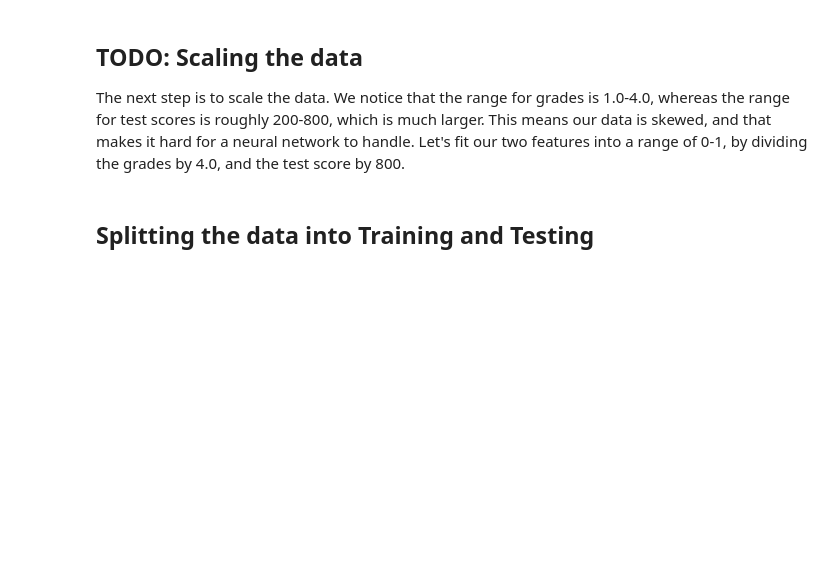
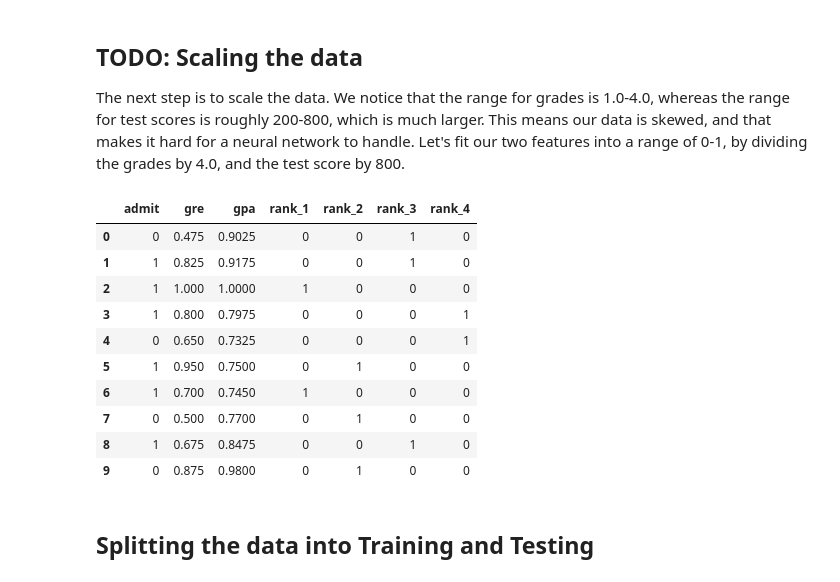
Before and after one commit to zvdv/Intro-to-Deep-Learning-with-PyTorch, a Jupyter notebook: StudentAdmissions.ipynb, the cells around one changed output. Drawn from its saved outputs; the diff is of its cells as text; code cells hidden in the pictures; blank space fills up the shorter version.

Commit message:
Up to splitting data

```diff
--- a/StudentAdmissions.ipynb
+++ b/StudentAdmissions.ipynb
@@ -92,7 +92,7 @@ Use the `get_dummies` function in Pandas in order to one-hot encode the data.
 # %%
 # TODO:  Make dummy variables for rank
 #one_hot_data = pd.get_dummies(data["rank"])
-one_hot_data = pd.concat([data, pd.get_dummies(data['rank'], prefix='rank')], axis=1)
+one_hot_data = pd.concat([data, pd.get_dummies(data['rank'], prefix='rank', dtype=int)], axis=1)
 
 # TODO: Drop the previous rank column
 one_hot_data = one_hot_data.drop("rank", axis=1)
@@ -117,11 +117,32 @@ The next step is to scale the data. We notice that the range for grades is 1.0-4
 # %%
 # Making a copy of our data
 processed_data = one_hot_data[:]
+processed_data["gre"] = processed_data["gre"].astype(float)
+processed_data["gpa"] = processed_data["gpa"].astype(float)
 
 # TODO: Scale the columns
+for i, score in enumerate(processed_data["gre"]):
+    #score = score/800
+    processed_data.loc[i, "gre"] = float(score/800)
+
+for i, grade in enumerate(processed_data["gpa"]):
+    #grade = grade/4
+    processed_data.loc[i, "gpa"] = float(grade/4)
 
 # Printing the first 10 rows of our procesed data
 processed_data[:10]
+# %% [output]
+|  | admit | gre | gpa | rank_1 | rank_2 | rank_3 | rank_4 |
+| 0 | 0 | 0.475 | 0.9025 | 0 | 0 | 1 | 0 |
+| 1 | 1 | 0.825 | 0.9175 | 0 | 0 | 1 | 0 |
+| 2 | 1 | 1.000 | 1.0000 | 1 | 0 | 0 | 0 |
+| 3 | 1 | 0.800 | 0.7975 | 0 | 0 | 0 | 1 |
+| 4 | 0 | 0.650 | 0.7325 | 0 | 0 | 0 | 1 |
+| 5 | 1 | 0.950 | 0.7500 | 0 | 1 | 0 | 0 |
+| 6 | 1 | 0.700 | 0.7450 | 1 | 0 | 0 | 0 |
+| 7 | 0 | 0.500 | 0.7700 | 0 | 1 | 0 | 0 |
+| 8 | 1 | 0.675 | 0.8475 | 0 | 0 | 1 | 0 |
+| 9 | 0 | 0.875 | 0.9800 | 0 | 1 | 0 | 0 |
 # %% [markdown]
 ## Splitting the data into Training and Testing
 # %% [markdown]
```
Also changed, not shown: parts of 2 cells of this notebook, 1 other file.
